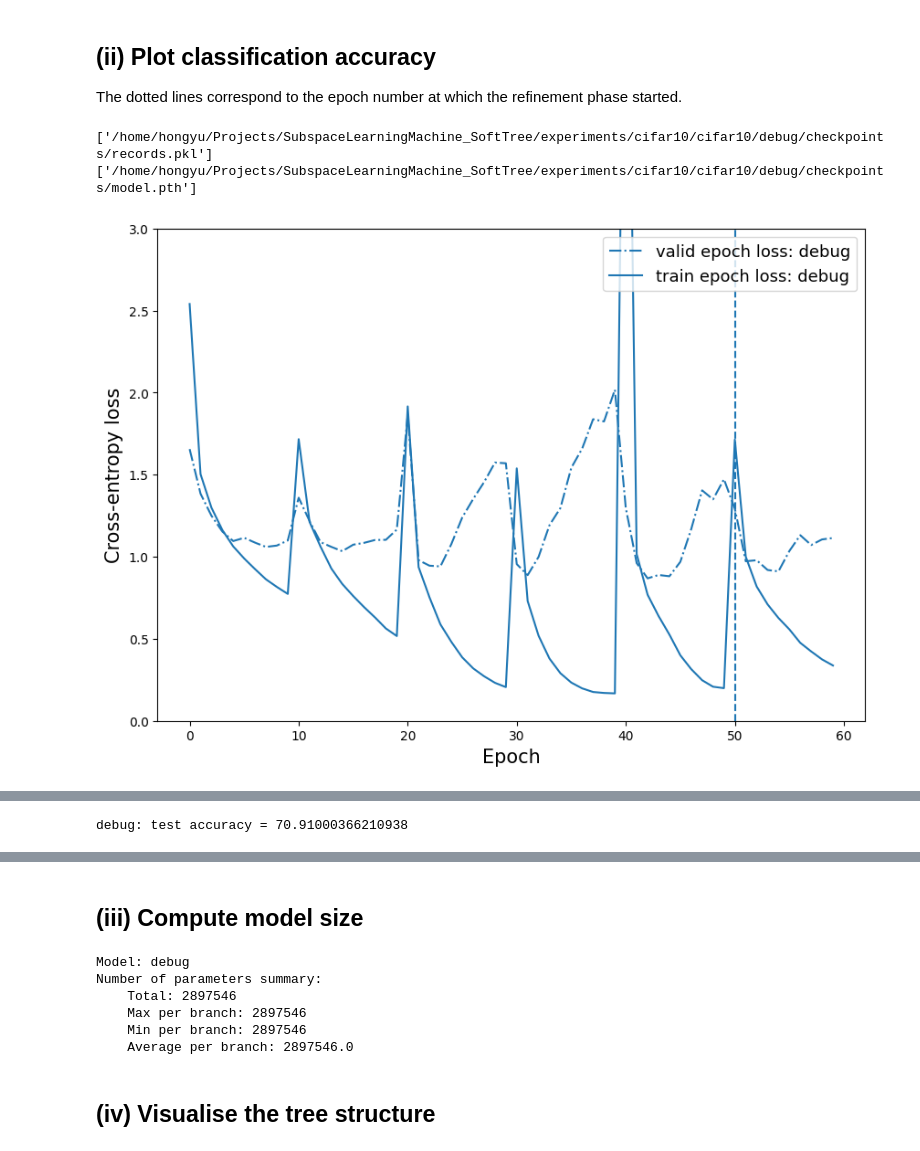
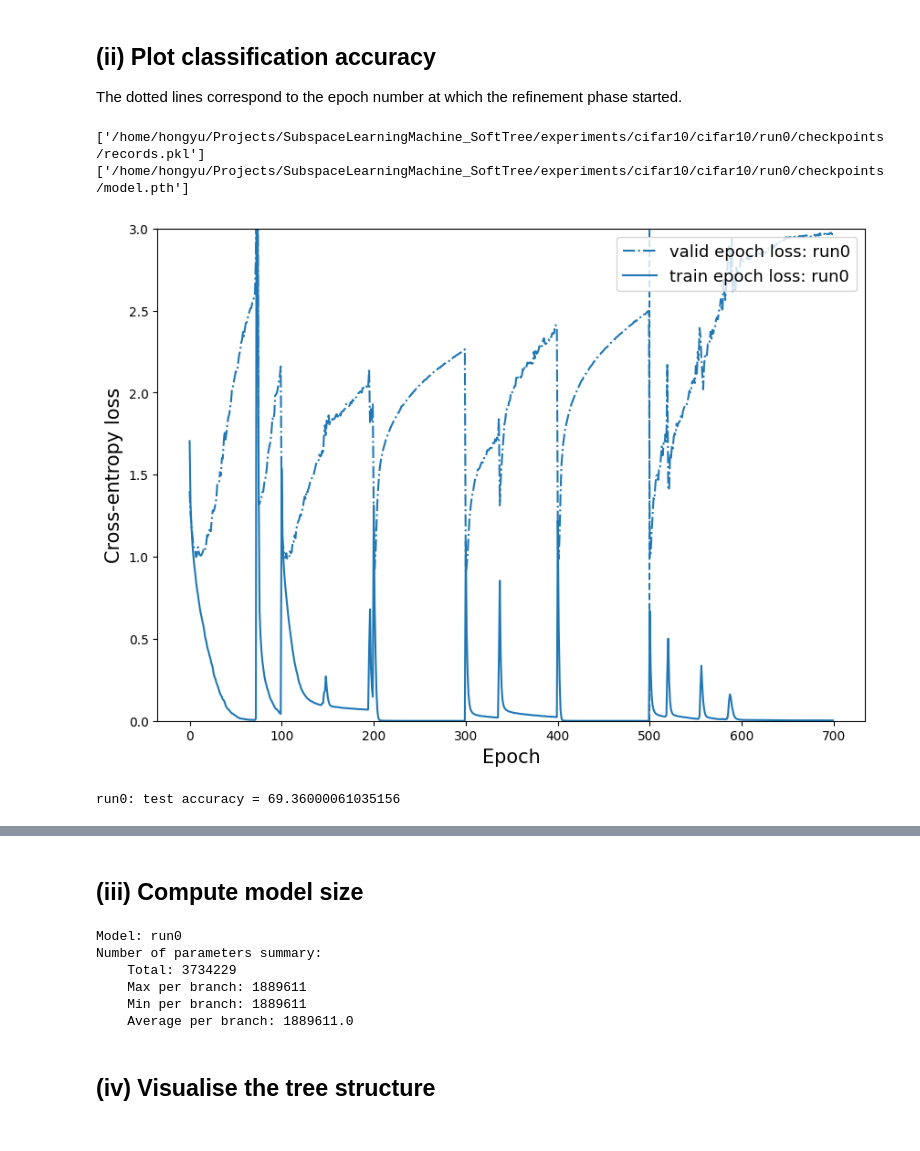
Before and after one commit to ChuniHiro/SubspaceLearningMachine_SoftTree, a Jupyter notebook: evaluation_cifar10.ipynb, the cells around one changed output, grey strips where cells are left out. Drawn from its saved outputs; the diff is of its cells as text; code cells hidden in the pictures.

```diff
--- a/evaluation_cifar10.ipynb
+++ b/evaluation_cifar10.ipynb
@@ -12,17 +12,19 @@ import visualization
 The dotted lines correspond to the epoch number at which the refinement phase started.
 # %%
 exp_dir = '/home/hongyu/Projects/SubspaceLearningMachine_SoftTree/experiments/cifar10/cifar10/'
-models_list = ["debug"]
+# models_list = ["debug"]
+models_list = ["run0"]
 
 records_file_list = [exp_dir + model_name + '/checkpoints/records.pkl' for model_name in models_list]
 model_files = [exp_dir + model_name + '/checkpoints/model.pth' for model_name in models_list]
 
 print(records_file_list)
 print(model_files)
 
 visualization.plot_performance(records_file_list, models_list, ymax = 3.0, figsize=(10,7), finetune_position=True)
 visualization.plot_accuracy(records_file_list, models_list, figsize=(10,7), ymin=0, ymax=98, finetune_position=True)
 # %% [output]
-['/home/hongyu/Projects/SubspaceLearningMachine_SoftTree/experiments/cifar10/cifar10/debug/checkpoints/records.pkl']
-['/home/hongyu/Projects/SubspaceLearningMachine_SoftTree/experiments/cifar10/cifar10/debug/checkpoints/model.pth']
+['/home/hongyu/Projects/SubspaceLearningMachine_SoftTree/experiments/cifar10/cifar10/run0/checkpoints/records.pkl']
+['/home/hongyu/Projects/SubspaceLearningMachine_SoftTree/experiments/cifar10/cifar10/run0/checkpoints/model.pth']
-[figure, old version]
+[figure, new version]
+run0: test accuracy = 69.36000061035156
@@ -31 +31,0 @@ visualization.plot_accuracy(records_file_list, models_list, figsize=(10,7), ymin
-debug: test accuracy = 70.91000366210938
@@ -35,12 +34,12 @@ debug: test accuracy = 70.91000366210938
 # %%
 _ = visualization.compute_number_of_params(model_files, models_list, is_gpu=False)
 # %% [output]
-Model: debug
+Model: run0
 Number of parameters summary:
-    Total: 2897546
-    Max per branch: 2897546
-    Min per branch: 2897546
-    Average per branch: 2897546.0
+    Total: 3734229
+    Max per branch: 1889611
+    Min per branch: 1889611
+    Average per branch: 1889611.0
 # %% [markdown]
 ## (iv) Visualise the tree structure
 # %%
```
Also changed, not shown: parts of 2 cells of this notebook, 4 other files.
